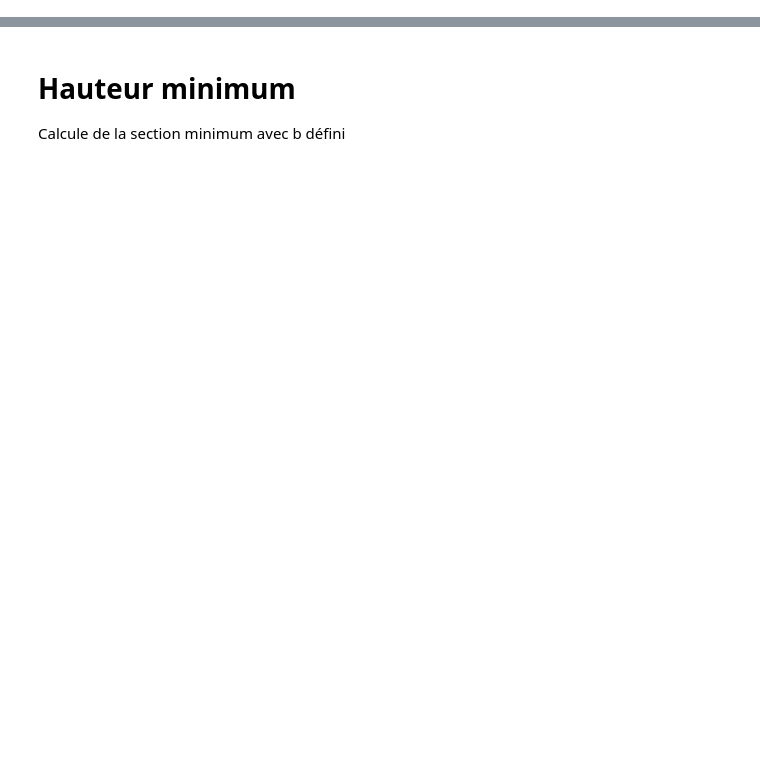
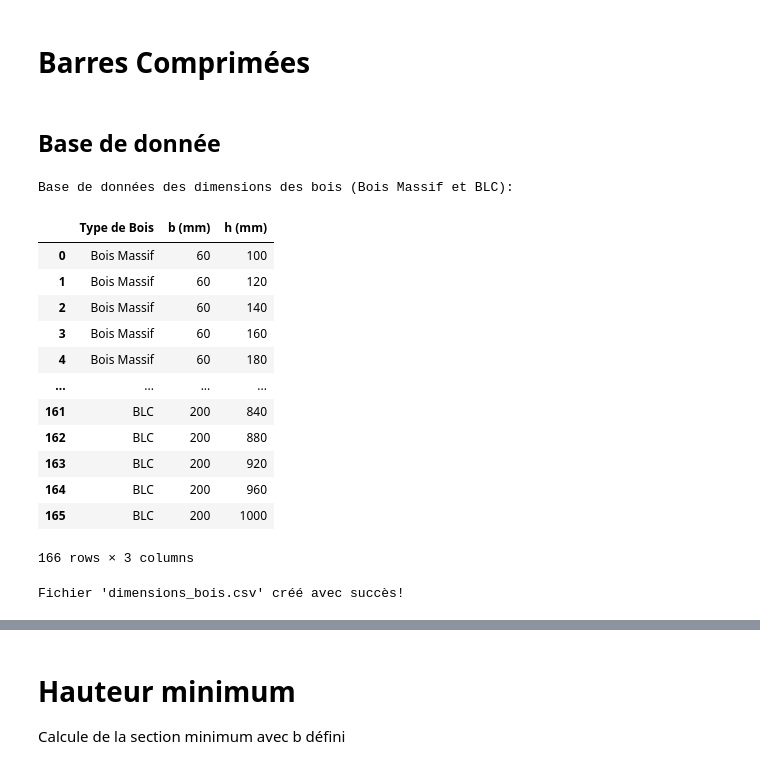
Before and after one commit to Erazq/Bois, a Jupyter notebook: Barres comrpimées.ipynb, the cells around one changed output, grey strips where cells are left out. Cells and saved outputs as stored; diff of their text form; code cells hidden in the pictures; blank space fills up the shorter version.

Commit message:
barre comprimé final

```diff
--- a/Barres comrpimées.ipynb
+++ b/Barres comrpimées.ipynb
@@ -0,0 +1,4 @@
+# %% [markdown]
+# Barres Comprimées
+# %% [markdown]
+## Base de donnée
@@ -0,0 +52,43 @@
+# %%
+import pandas as pd
+
+# Fonction pour créer un DataFrame
+def creer_dataframe(dimensions, type_bois):
+    data = {"Type de Bois": [], "b (mm)": [], "h (mm)": []}
+    for b, h_values in dimensions:
+        for h in h_values:
+            data["Type de Bois"].append(type_bois)
+            data["b (mm)"].append(b)
+            data["h (mm)"].append(h)
+    return pd.DataFrame(data)
+
+# Création des DataFrames pour chaque type de bois
+df_bois_massif = creer_dataframe(dimensions_massif, "Bois Massif")
+df_bois_blc = creer_dataframe(dimensions_blc, "BLC")
+
+# Fusion des deux DataFrames
+df_bois_combined = pd.concat([df_bois_massif, df_bois_blc], ignore_index=True)
+
+# Affichage du résultat final
+print("Base de données des dimensions des bois (Bois Massif et BLC):")
+display(df_bois_combined)
+
+# Exporter les données dans un fichier CSV
+df_bois_combined.to_csv("dimensions_bois.csv", index=False)
+print("\nFichier 'dimensions_bois.csv' créé avec succès!")
+# %% [output]
+Base de données des dimensions des bois (Bois Massif et BLC):
+|  | Type de Bois | b (mm) | h (mm) |
+| 0 | Bois Massif | 60 | 100 |
+| 1 | Bois Massif | 60 | 120 |
+| 2 | Bois Massif | 60 | 140 |
+| 3 | Bois Massif | 60 | 160 |
+| 4 | Bois Massif | 60 | 180 |
+| ... | ... | ... | ... |
+| 161 | BLC | 200 | 840 |
+| 162 | BLC | 200 | 880 |
+| 163 | BLC | 200 | 920 |
+| 164 | BLC | 200 | 960 |
+| 165 | BLC | 200 | 1000 |
+166 rows × 3 columns
+Fichier 'dimensions_bois.csv' créé avec succès!
```
Also changed, not shown: parts of 17 cells of this notebook.
